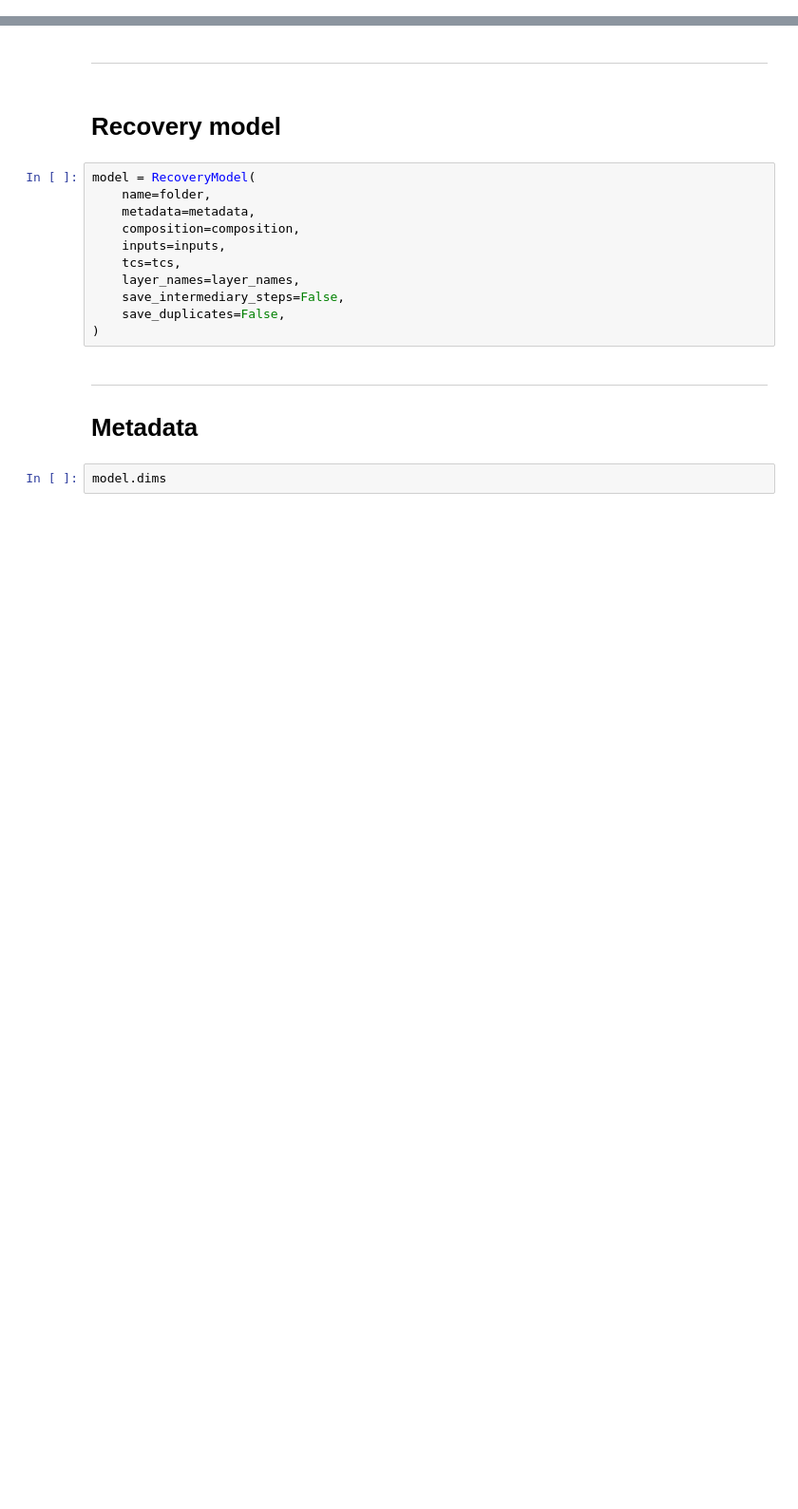
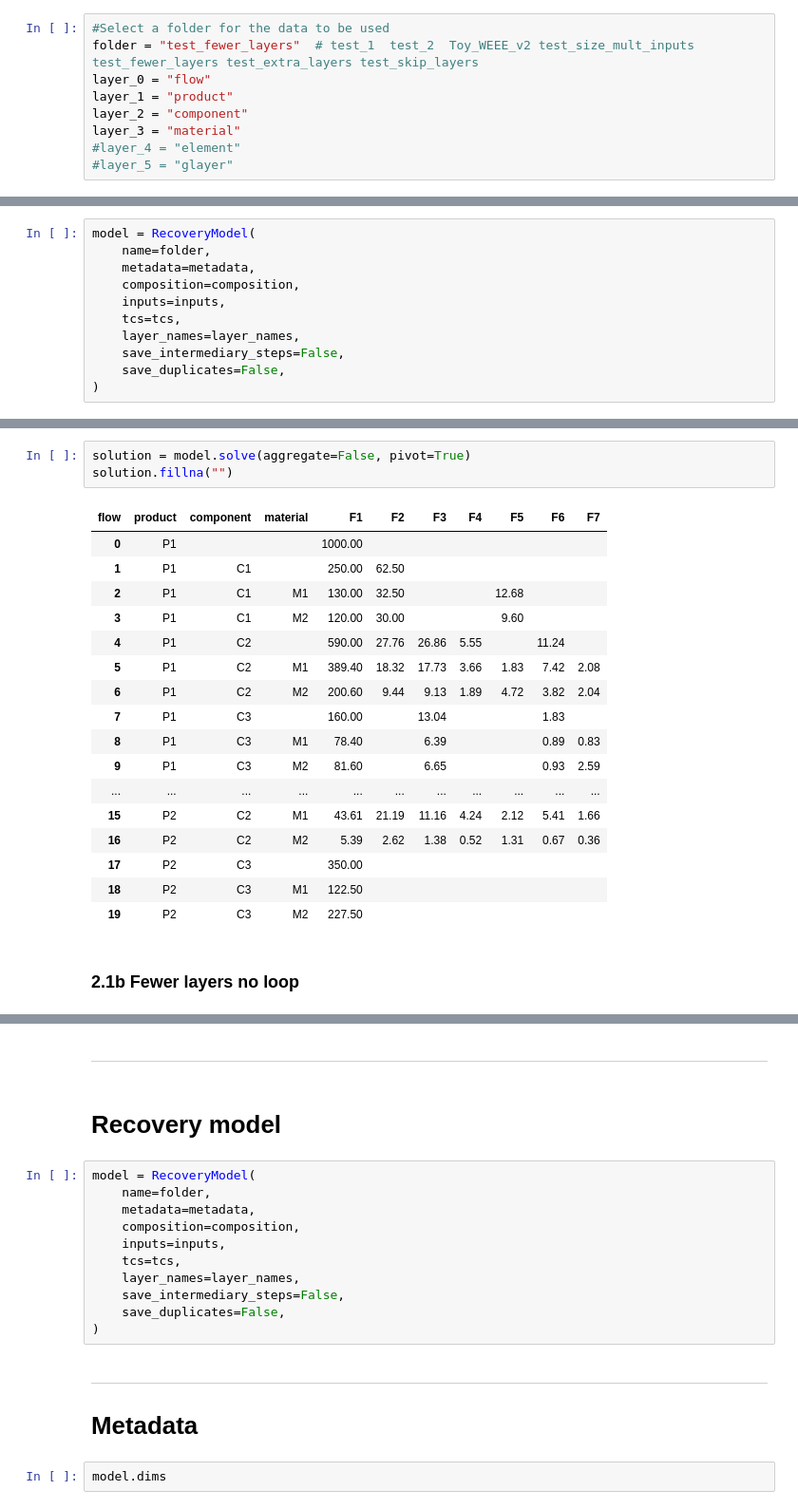
Before and after one commit to FutuRaM-Project/Recovery-Model, a Jupyter notebook: 02_recovery_model-Tales.ipynb, the cells around one changed output, grey strips where cells are left out. Shown at 95% size. Drawn from its saved outputs; the diff is of its cells as text; blank space fills up the shorter version.

```diff
--- a/02_recovery_model-Tales.ipynb
+++ b/02_recovery_model-Tales.ipynb
@@ -151,0 +417,9 @@ tcs = {
+# %%
+#Select a folder for the data to be used
+folder = "test_fewer_layers"  # test_1  test_2  Toy_WEEE_v2 test_size_mult_inputs test_fewer_layers test_extra_layers test_skip_layers
+layer_0 = "flow"
+layer_1 = "product"
+layer_2 = "component"
+layer_3 = "material"
+#layer_4 = "element"
+#layer_5 = "glayer"
@@ -151,0 +494,11 @@ tcs = {
+# %%
+model = RecoveryModel(
+    name=folder,
+    metadata=metadata,
+    composition=composition,
+    inputs=inputs,
+    tcs=tcs,
+    layer_names=layer_names,
+    save_intermediary_steps=False,
+    save_duplicates=False,
+)
@@ -151,0 +569,23 @@ tcs = {
+# %%
+solution = model.solve(aggregate=False, pivot=True)
+solution.fillna("")
+# %% [output]
+| flow | product | component | material | F1 | F2 | F3 | F4 | F5 | F6 | F7 |
+| 0 | P1 |  |  | 1000.00 |  |  |  |  |  |  |
+| 1 | P1 | C1 |  | 250.00 | 62.50 |  |  |  |  |  |
+| 2 | P1 | C1 | M1 | 130.00 | 32.50 |  |  | 12.68 |  |  |
+| 3 | P1 | C1 | M2 | 120.00 | 30.00 |  |  | 9.60 |  |  |
+| 4 | P1 | C2 |  | 590.00 | 27.76 | 26.86 | 5.55 |  | 11.24 |  |
+| 5 | P1 | C2 | M1 | 389.40 | 18.32 | 17.73 | 3.66 | 1.83 | 7.42 | 2.08 |
+| 6 | P1 | C2 | M2 | 200.60 | 9.44 | 9.13 | 1.89 | 4.72 | 3.82 | 2.04 |
+| 7 | P1 | C3 |  | 160.00 |  | 13.04 |  |  | 1.83 |  |
+| 8 | P1 | C3 | M1 | 78.40 |  | 6.39 |  |  | 0.89 | 0.83 |
+| 9 | P1 | C3 | M2 | 81.60 |  | 6.65 |  |  | 0.93 | 2.59 |
+| ... | ... | ... | ... | ... | ... | ... | ... | ... | ... | ... |
+| 15 | P2 | C2 | M1 | 43.61 | 21.19 | 11.16 | 4.24 | 2.12 | 5.41 | 1.66 |
+| 16 | P2 | C2 | M2 | 5.39 | 2.62 | 1.38 | 0.52 | 1.31 | 0.67 | 0.36 |
+| 17 | P2 | C3 |  | 350.00 |  |  |  |  |  |  |
+| 18 | P2 | C3 | M1 | 122.50 |  |  |  |  |  |  |
+| 19 | P2 | C3 | M2 | 227.50 |  |  |  |  |  |  |
+# %% [markdown]
+### 2.1b Fewer layers no loop
```
Also changed, not shown: parts of 71 cells of this notebook, 56 other files.
